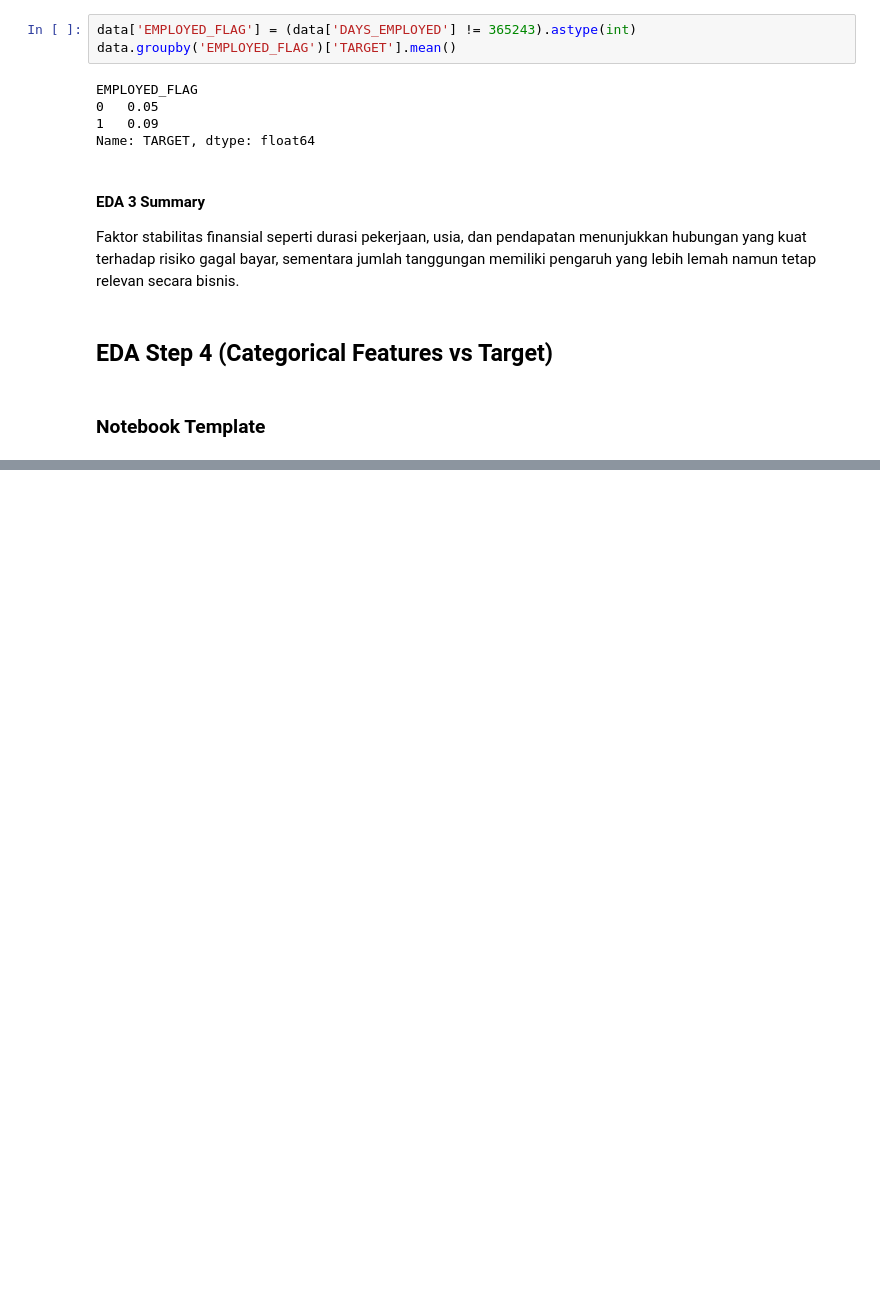
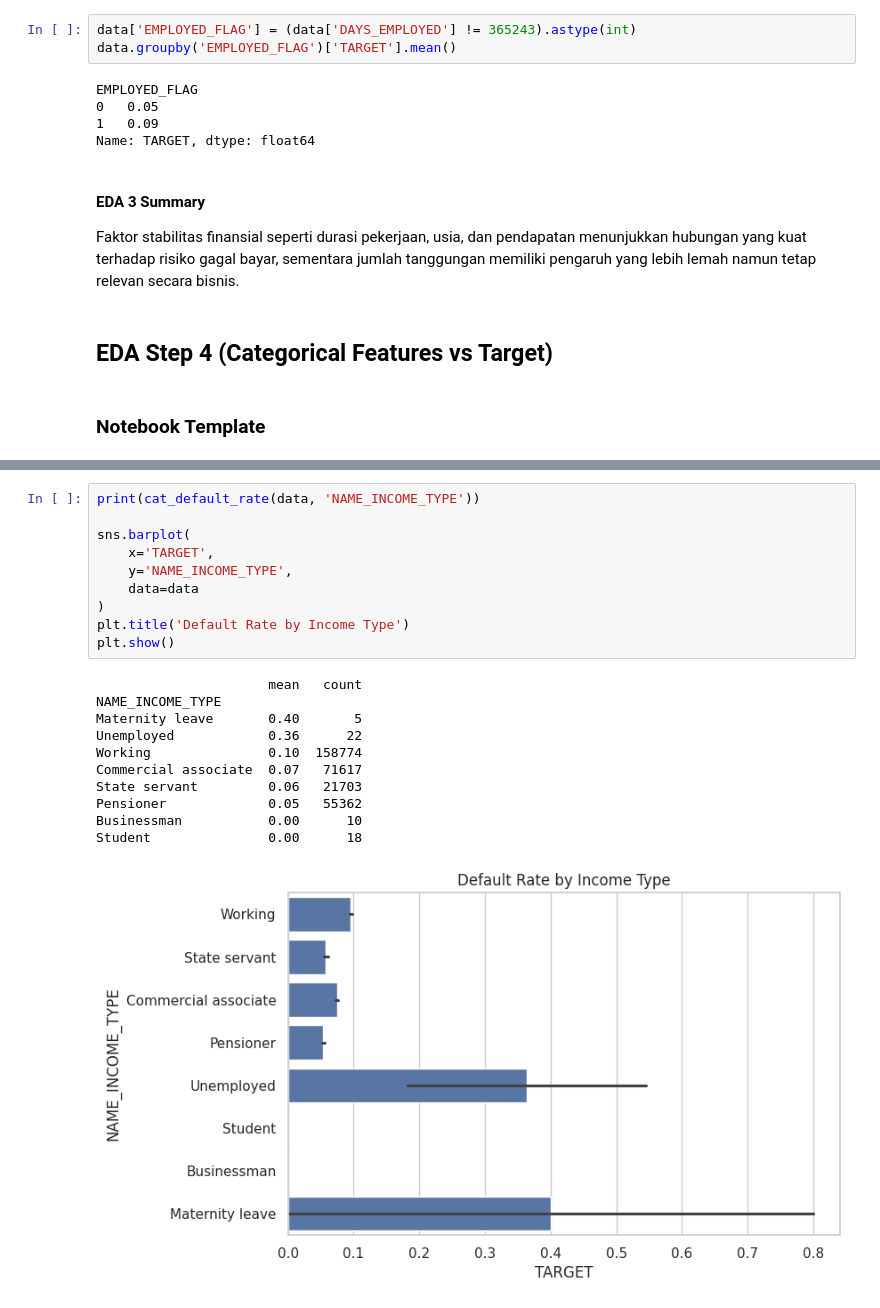
Before and after one commit to ookapratama/ML-Experiments, a Jupyter notebook: home_credit_default_risk/notebooks/eda.ipynb, the cells around one changed output, grey strips where cells are left out. Cells and saved outputs as stored; diff of their text form; blank space fills up the shorter version.

```diff
--- a/home_credit_default_risk/notebooks/eda.ipynb
+++ b/home_credit_default_risk/notebooks/eda.ipynb
@@ -527,0 +546,22 @@ plt.show()
+# %%
+print(cat_default_rate(data, 'NAME_INCOME_TYPE'))
+
+sns.barplot(
+    x='TARGET',
+    y='NAME_INCOME_TYPE',
+    data=data
+)
+plt.title('Default Rate by Income Type')
+plt.show()
+# %% [output]
+                      mean   count
+NAME_INCOME_TYPE
+Maternity leave       0.40       5
+Unemployed            0.36      22
+Working               0.10  158774
+Commercial associate  0.07   71617
+State servant         0.06   21703
+Pensioner             0.05   55362
+Businessman           0.00      10
+Student               0.00      18
+[figure, added]
```
Also changed, not shown: parts of 7 cells of this notebook.
